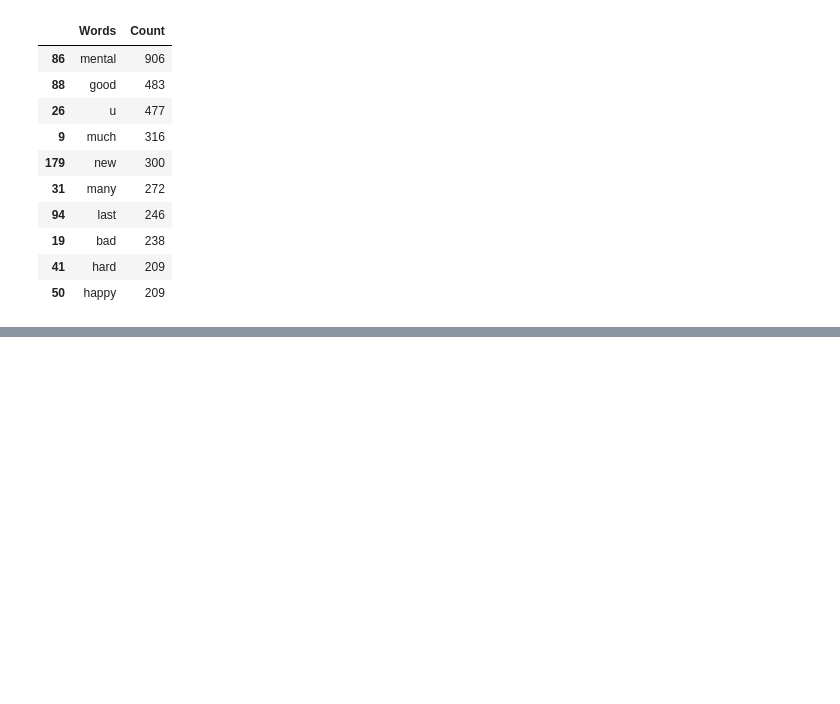
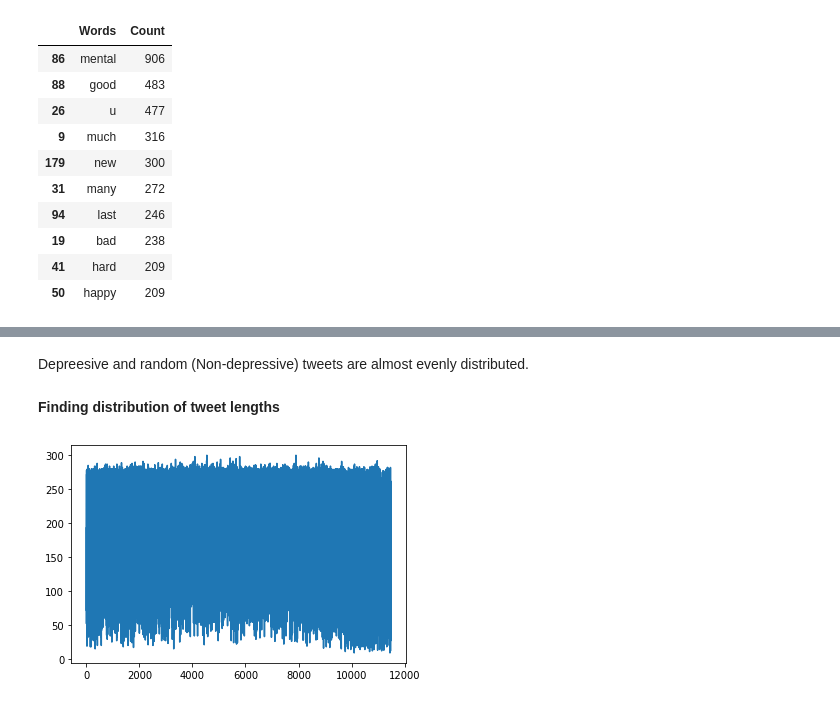
Before and after one commit to miladrezazadeh/twitter_depression_detection, a Jupyter notebook: notebooks/data_cleaning_exploration.ipynb, the cells around one changed output, grey strips where cells are left out. Cells and saved outputs as stored; diff of their text form; code cells hidden in the pictures; blank space fills up the shorter version.

```diff
--- a/notebooks/data_cleaning.ipynb
+++ b/notebooks/data_cleaning_exploration.ipynb
@@ -512,0 +600,10 @@ df.head(10)  # Check dataframe first 10 rows
+# %% [markdown]
+Depreesive and random (Non-depressive) tweets are almost evenly distributed.
+# %% [markdown]
+**Finding distribution of tweet lengths**
+# %%
+dep_line_lengths = [len(statement) for statement in new_dep_df['text']]
+plt.plot(dep_line_lengths)
+plt.show()
+# %% [output]
+[figure, added]
```
Also changed, not shown: parts of 62 cells of this notebook, 1 other file.
